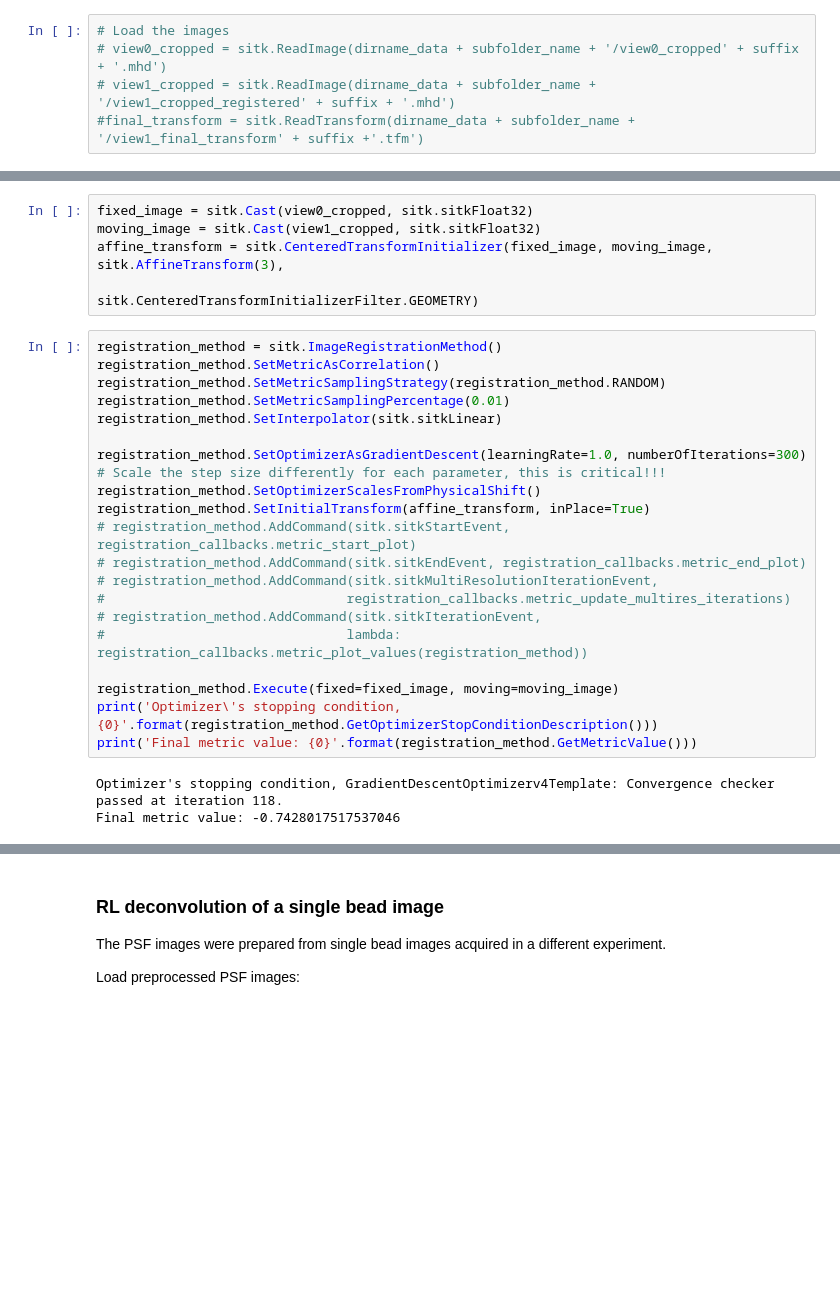
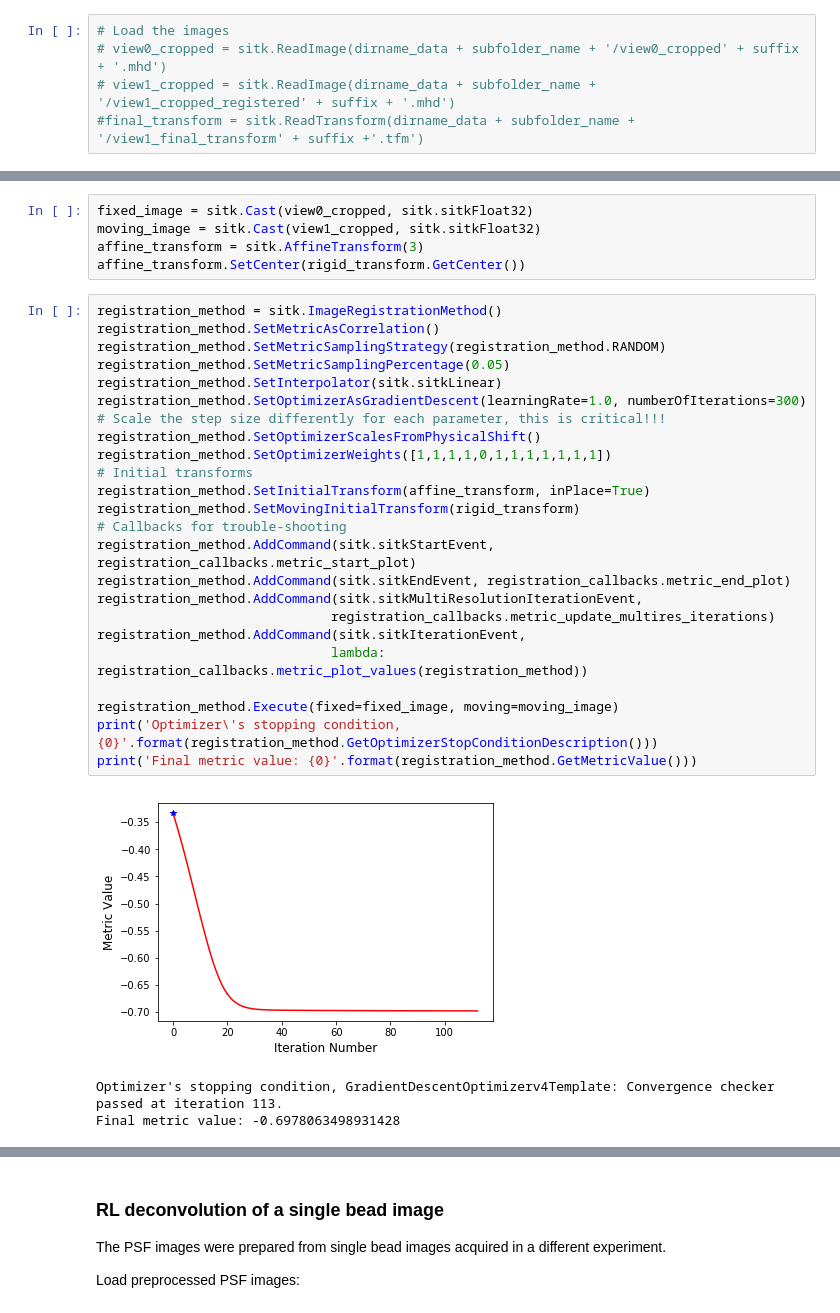
Before and after one commit to nvladimus/ITK_sandbox, a Jupyter notebook: worm_head(2019-03-05)-reg_affine-decon_RLucy.ipynb, the cells around one changed output, grey strips where cells are left out. Cells and saved outputs as stored; diff of their text form; blank space fills up the shorter version.

```diff
--- a/worm_head(2019-03-05)-reg_affine-decon_RLucy.ipynb
+++ b/worm_head(2019-03-05)-reg_affine-decon_RLucy.ipynb
@@ -266,29 +307,33 @@ Based on this [code](https://github.com/nvladimus/ITK_sandbox)
 # %%
 fixed_image = sitk.Cast(view0_cropped, sitk.sitkFloat32)
 moving_image = sitk.Cast(view1_cropped, sitk.sitkFloat32)
-affine_transform = sitk.CenteredTransformInitializer(fixed_image, moving_image, sitk.AffineTransform(3),
-                                                     sitk.CenteredTransformInitializerFilter.GEOMETRY)
+affine_transform = sitk.AffineTransform(3)
+affine_transform.SetCenter(rigid_transform.GetCenter())
 # %%
 registration_method = sitk.ImageRegistrationMethod()
 registration_method.SetMetricAsCorrelation()
 registration_method.SetMetricSamplingStrategy(registration_method.RANDOM)
-registration_method.SetMetricSamplingPercentage(0.01)
+registration_method.SetMetricSamplingPercentage(0.05)
 registration_method.SetInterpolator(sitk.sitkLinear)
-
 registration_method.SetOptimizerAsGradientDescent(learningRate=1.0, numberOfIterations=300)
 # Scale the step size differently for each parameter, this is critical!!!
 registration_method.SetOptimizerScalesFromPhysicalShift()
+registration_method.SetOptimizerWeights([1,1,1,1,0,1,1,1,1,1,1,1])
+# Initial transforms
 registration_method.SetInitialTransform(affine_transform, inPlace=True)
-# registration_method.AddCommand(sitk.sitkStartEvent, registration_callbacks.metric_start_plot)
-# registration_method.AddCommand(sitk.sitkEndEvent, registration_callbacks.metric_end_plot)
-# registration_method.AddCommand(sitk.sitkMultiResolutionIterationEvent,
-#                               registration_callbacks.metric_update_multires_iterations)
-# registration_method.AddCommand(sitk.sitkIterationEvent,
-#                               lambda: registration_callbacks.metric_plot_values(registration_method))
+registration_method.SetMovingInitialTransform(rigid_transform)
+# Callbacks for trouble-shooting
+registration_method.AddCommand(sitk.sitkStartEvent, registration_callbacks.metric_start_plot)
+registration_method.AddCommand(sitk.sitkEndEvent, registration_callbacks.metric_end_plot)
+registration_method.AddCommand(sitk.sitkMultiResolutionIterationEvent,
+                              registration_callbacks.metric_update_multires_iterations)
+registration_method.AddCommand(sitk.sitkIterationEvent,
+                              lambda: registration_callbacks.metric_plot_values(registration_method))
 
 registration_method.Execute(fixed=fixed_image, moving=moving_image)
 print('Optimizer\'s stopping condition, {0}'.format(registration_method.GetOptimizerStopConditionDescription()))
 print('Final metric value: {0}'.format(registration_method.GetMetricValue()))
 # %% [output]
+[figure, added]
-Optimizer's stopping condition, GradientDescentOptimizerv4Template: Convergence checker passed at iteration 118.
-Final metric value: -0.7428017517537046
+Optimizer's stopping condition, GradientDescentOptimizerv4Template: Convergence checker passed at iteration 113.
+Final metric value: -0.6978063498931428
```
Also changed, not shown: parts of 18 cells of this notebook, 2 other files.
